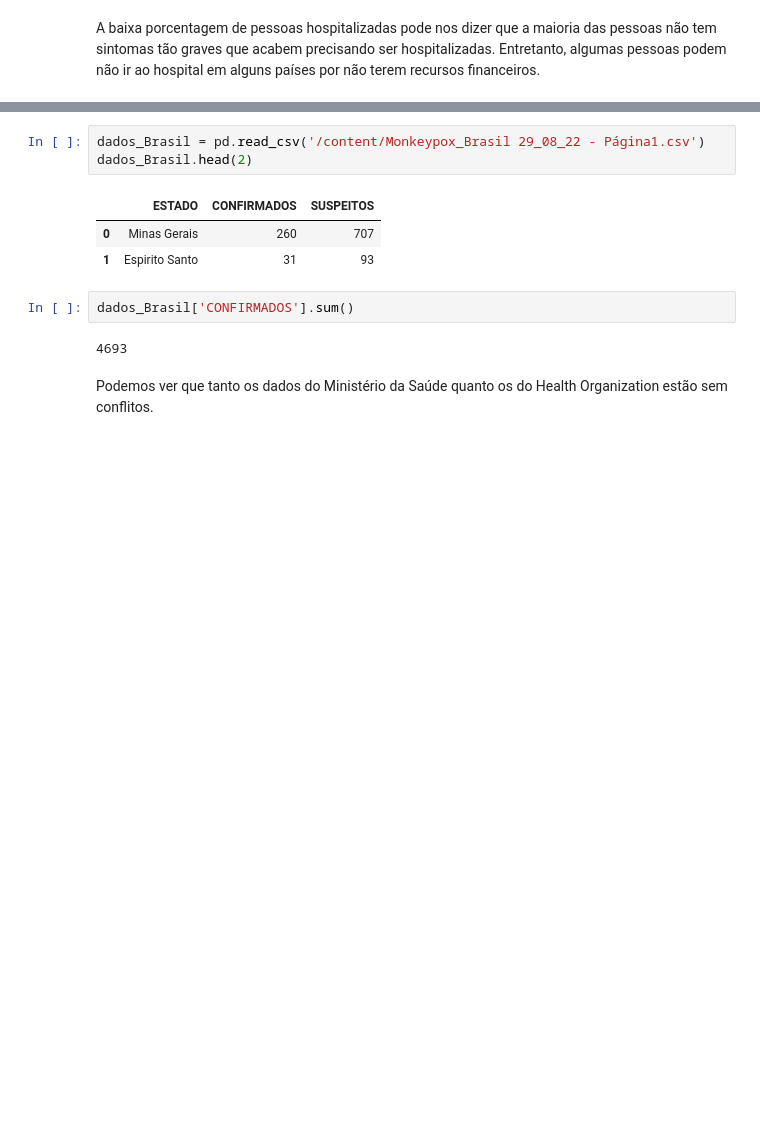
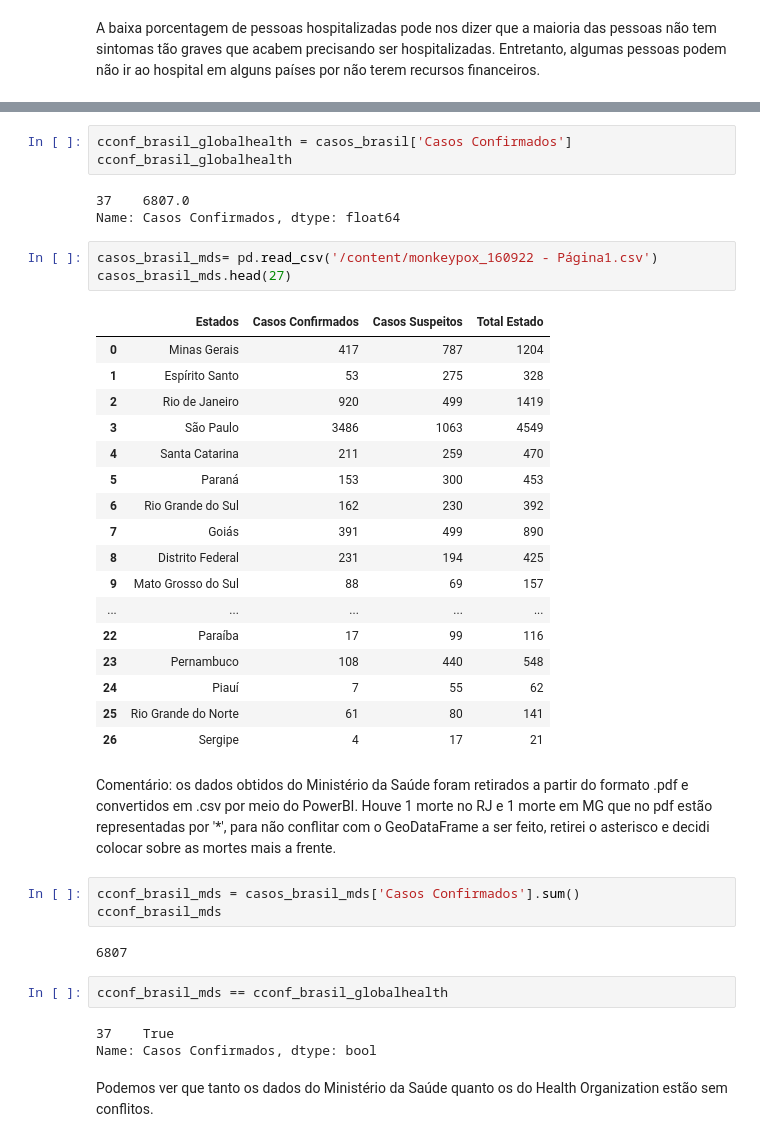
Before and after one commit to samaramms/MonkeypoxTraining, a Jupyter notebook: Monkeypox_Training.ipynb, the cells around one changed output, grey strips where cells are left out. Saved outputs shown, nothing was run; the diff lists cells and outputs as text; blank space fills up the shorter version.

```diff
--- a/Monkeypox_Training.ipynb
+++ b/Monkeypox_Training.ipynb
@@ -307,13 +298,41 @@ Name: 37, dtype: object
+# %%
+cconf_brasil_globalhealth = casos_brasil['Casos Confirmados']
+cconf_brasil_globalhealth
+# %% [output]
+37    6807.0
+Name: Casos Confirmados, dtype: float64
 # %%
-dados_Brasil = pd.read_csv('/content/Monkeypox_Brasil 29_08_22 - Página1.csv')
-dados_Brasil.head(2)
+casos_brasil_mds= pd.read_csv('/content/monkeypox_160922 - Página1.csv')
+casos_brasil_mds.head(27)
 # %% [output]
-|  | ESTADO | CONFIRMADOS | SUSPEITOS |
-| 0 | Minas Gerais | 260 | 707 |
-| 1 | Espirito Santo | 31 | 93 |
+|  | Estados | Casos Confirmados | Casos Suspeitos | Total Estado |
+| 0 | Minas Gerais | 417 | 787 | 1204 |
+| 1 | Espírito Santo | 53 | 275 | 328 |
+| 2 | Rio de Janeiro | 920 | 499 | 1419 |
+| 3 | São Paulo | 3486 | 1063 | 4549 |
+| 4 | Santa Catarina | 211 | 259 | 470 |
+| 5 | Paraná | 153 | 300 | 453 |
+| 6 | Rio Grande do Sul | 162 | 230 | 392 |
+| 7 | Goiás | 391 | 499 | 890 |
+| 8 | Distrito Federal | 231 | 194 | 425 |
+| 9 | Mato Grosso do Sul | 88 | 69 | 157 |
+| ... | ... | ... | ... | ... |
+| 22 | Paraíba | 17 | 99 | 116 |
+| 23 | Pernambuco | 108 | 440 | 548 |
+| 24 | Piauí | 7 | 55 | 62 |
+| 25 | Rio Grande do Norte | 61 | 80 | 141 |
+| 26 | Sergipe | 4 | 17 | 21 |
-# %%
-dados_Brasil['CONFIRMADOS'].sum()
-# %% [output]
-4693
+# %% [markdown]
+Comentário: os dados obtidos do Ministério da Saúde foram retirados a partir do formato .pdf e convertidos em .csv por meio do PowerBI. Houve 1 morte no RJ e 1 morte em MG que no pdf estão representadas por '*', para não conflitar com o GeoDataFrame a ser feito, retirei o asterisco e decidi colocar sobre as mortes mais a frente.
+# %%
+cconf_brasil_mds = casos_brasil_mds['Casos Confirmados'].sum()
+cconf_brasil_mds
+# %% [output]
+6807
+# %%
+cconf_brasil_mds == cconf_brasil_globalhealth
+# %% [output]
+37    True
+Name: Casos Confirmados, dtype: bool
 # %% [markdown]
 Podemos ver que tanto os dados do Ministério da Saúde quanto os do Health Organization estão sem conflitos.
```
Also changed, not shown: parts of 38 cells of this notebook.
